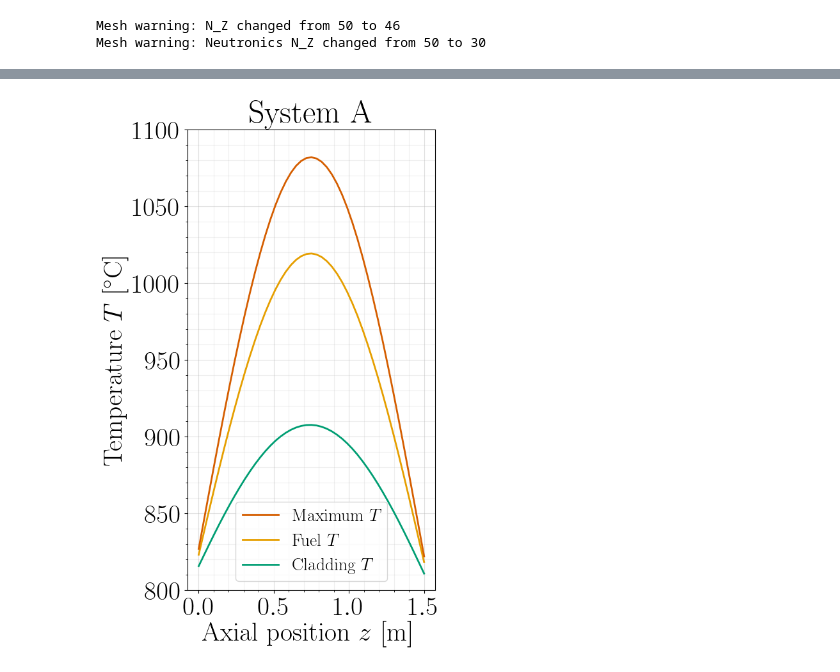
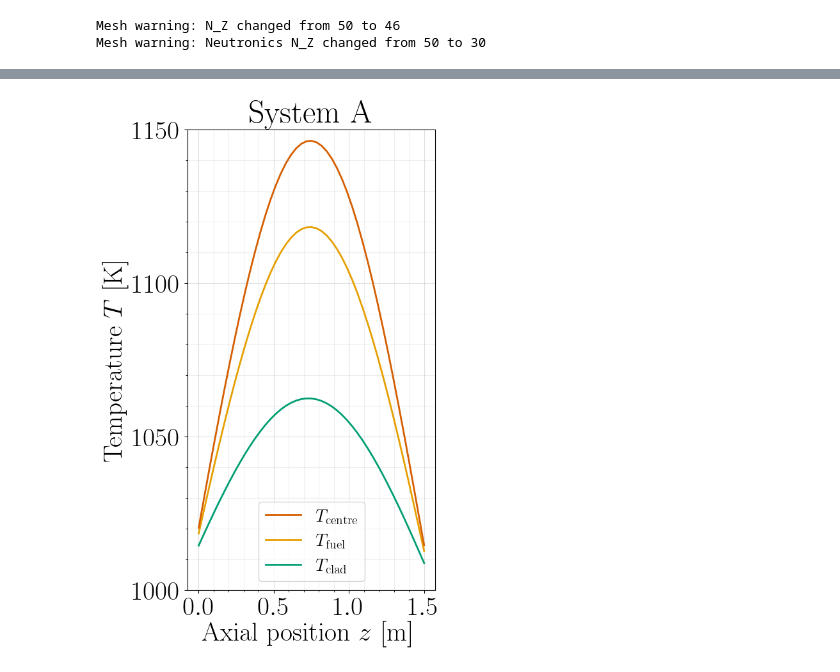
Before and after one commit to Karlandersson02/CoupledHeatPipeReactor, a Jupyter notebook: scripts/reactors/comparisons.ipynb, the cells around one changed output, grey strips where cells are left out. Cells and saved outputs as stored; diff of their text form; code cells hidden in the pictures.

Commit message:
Static/variable neutronics. Solver fix. Interpolator clipping fixed. Comparisons plot.

```diff
--- a/scripts/reactors/comparisons.ipynb
+++ b/scripts/reactors/comparisons.ipynb
@@ -30,9 +30,6 @@ Mesh warning: Neutronics N_Z changed from 50 to 30
 # %%
 with open("./data/reactor_data.json", "r") as f:
     data = json.load(f)
-    data["HeatPipe"]["material"]["h_cond"] = 550
-
-MODEL_PATH = Path("./utils/rgi_surrogate.joblib")
-interpolator_model = OpenMCTallyGridSurrogate()
-interpolator_model = interpolator_model.load(MODEL_PATH)
+    data["Reactor"]["power"]["thermal"] = 8e6
+    data["HeatPipe"]["material"]["h_cond"] = 320
 # %%
@@ -353,7 +417,7 @@ plt.show()
 # %%
 fig, ax1 = plt.subplots(
     1, 1,
-    figsize=(5,10),
+    figsize=(5, 10),
     sharey=True,
     gridspec_kw={"wspace": 0.0}
 )
@@ -362,15 +426,15 @@ fuel_slice = slice(0, cfg.FP.mesh.N_fuel)
 gap_slice  = slice(cfg.FP.mesh.N_fuel, cfg.FP.mesh.N_fuel + cfg.FP.mesh.N_gap)
 clad_slice = slice(cfg.FP.mesh.N_fuel + cfg.FP.mesh.N_gap, cfg.FP.mesh.N_R)
 
-# Average temperatures
-T_fuel_avg_full = to_celsius(np.mean(T_FP_vap_full[:, fuel_slice], axis=1))
-T_clad_avg_full = to_celsius(np.mean(T_FP_vap_full[:, clad_slice], axis=1))
+# Average temperatures in Kelvin
+T_fuel_avg_full = np.mean(T_FP_vap_full[:, fuel_slice], axis=1)
+T_clad_avg_full = np.mean(T_FP_vap_full[:, clad_slice], axis=1)
 
-T_fuel_avg = to_celsius(np.mean(T_FP_vap[:, fuel_slice], axis=1))
-T_clad_avg = to_celsius(np.mean(T_FP_vap[:, clad_slice], axis=1))
+T_fuel_avg = np.mean(T_FP_vap[:, fuel_slice], axis=1)
+T_clad_avg = np.mean(T_FP_vap[:, clad_slice], axis=1)
 
-T_fuel_avg_iso = to_celsius(np.mean(T_FP_iso[:, fuel_slice], axis=1))
-T_clad_avg_iso = to_celsius(np.mean(T_FP_iso[:, clad_slice], axis=1))
+T_fuel_avg_iso = np.mean(T_FP_iso[:, fuel_slice], axis=1)
+T_clad_avg_iso = np.mean(T_FP_iso[:, clad_slice], axis=1)
 
 # Radial slice indices corresponding to the global max/min temperatures
 i_max_full = np.unravel_index(np.argmax(T_FP_vap_full), T_FP_vap_full.shape)[1]
@@ -382,85 +446,62 @@ i_min = np.unravel_index(np.argmin(T_FP_vap), T_FP_vap.shape)[1]
 i_max_iso = np.unravel_index(np.argmax(T_FP_iso), T_FP_iso.shape)[1]
 i_min_iso = np.unravel_index(np.argmin(T_FP_iso), T_FP_iso.shape)[1]
 
-# Axial profiles of those radial slices
-T_max_slice_full = to_celsius(T_FP_vap_full[:, i_max_full])
-T_min_slice_full = to_celsius(T_FP_vap_full[:, i_min_full])
+# Axial profiles of those radial slices in Kelvin
+T_max_slice_full = T_FP_vap_full[:, i_max_full]
+T_min_slice_full = T_FP_vap_full[:, i_min_full]
 
-T_max_slice = to_celsius(T_FP_vap[:, i_max])
-T_min_slice = to_celsius(T_FP_vap[:, i_min])
+T_max_slice = T_FP_vap[:, i_max]
+T_min_slice = T_FP_vap[:, i_min]
 
-T_max_slice_iso = to_celsius(T_FP_iso[:, i_max_iso])
-T_min_slice_iso = to_celsius(T_FP_iso[:, i_min_iso])
+T_max_slice_iso = T_FP_iso[:, i_max_iso]
+T_min_slice_iso = T_FP_iso[:, i_min_iso]
 
 cmap = plt.get_cmap("magma")
 quantity_colors = {
     "clad": colors["green"],
     "fuel": colors["orange"],
-    "max":  colors["red"],
+    "centre":  colors["red"],
 }
 
 # Variable-k vapour reactor
-ax1.plot(z_fp, T_max_slice_full, color=quantity_colors["max"],  lw=2, linestyle="-", zorder=4)
+ax1.plot(z_fp, T_max_slice_full, color=quantity_colors["centre"],  lw=2, linestyle="-", zorder=4)
 ax1.plot(z_fp, T_fuel_avg_full,  color=quantity_colors["fuel"], lw=2, linestyle="-", zorder=3)
 ax1.plot(z_fp, T_clad_avg_full,  color=quantity_colors["clad"], lw=2, linestyle="-", zorder=2)
 
-for ax in (ax1, ax2, ax3):
+for ax in (ax1,):
     ax.minorticks_on()
     ax.grid(which="major", alpha=0.4)
     ax.grid(which="minor", alpha=0.2)
     ax.xaxis.set_major_locator(MultipleLocator(0.5))
     ax.yaxis.set_major_locator(MultipleLocator(50))
 
-ax1.set_ylabel(r"Temperature $T$ [\si{\celsius}]", fontsize=30)
+ax1.set_ylabel(r"Temperature $T$ [\si{\kelvin}]", fontsize=30)
 fig.supxlabel(r"Axial position $z$ [$\si{\meter}$]", fontsize=30)
 
-ax1.set_ylim((800, 1100))
+ax1.set_ylim((1000, 1150))
 
 ax1.set_title("System A")
 
 ax1.xaxis.set_major_locator(MultipleLocator(0.5))
 
-# add_model_textbox(
-#     ax1,
-#     "Discretised $T_\\mathrm{vap}$\nVariable $k_\\mathrm{cond}$\nVariable neutron data",
-#     y=0.19,
-#     x=0.25
-# )
-
-# add_model_textbox(
-#     ax2,
-#     "Discretised $T_\\mathrm{vap}$\nConstant $k_\\mathrm{cond}$\nConstant neutron data",
-#     y=0.19,
-#     x=0.25
-# )
-
-# add_model_textbox(
-#     ax3,
-#     "Isothermal $T_\\mathrm{vap}$\nConstant $k_\\mathrm{cond}$\nConstant neutron data",
-#     y=0.19,
-#     x=0.25
-# )
-
 color_handles = [
-    Line2D([0], [0], color=quantity_colors["max"],  lw=2, linestyle="-", label=r"Maximum $T$"),
-    Line2D([0], [0], color=quantity_colors["fuel"], lw=2, linestyle="-", label=r"Fuel $T$"),
-    Line2D([0], [0], color=quantity_colors["clad"], lw=2, linestyle="-", label=r"Cladding $T$"),
+    Line2D([0], [0], color=quantity_colors["centre"],  lw=2, linestyle="-", label=r"$T_\text{centre}$"),
+    Line2D([0], [0], color=quantity_colors["fuel"], lw=2, linestyle="-", label=r"$T_\text{fuel}$"),
+    Line2D([0], [0], color=quantity_colors["clad"], lw=2, linestyle="-", label=r"$T_\text{clad}$"),
 ]
 
 ax1.legend(
     handles=color_handles,
-    # loc="upper center",
-    # bbox_to_anchor=(0.5, 1.10),
     ncol=1,
-    # frameon=False,
     fontsize=20
 )
+
 fig.subplots_adjust(
     top=0.82,
     bottom=0.1
 )
 
 plt.savefig(r"./outputs/report_figures/reactor_results/axial_fuelpin.pdf", bbox_inches="tight")
 plt.show()
 # %% [output]
-[figure, old version]
+[figure, new version]
```
Also changed, not shown: parts of 7 cells of this notebook, 6 other files.
